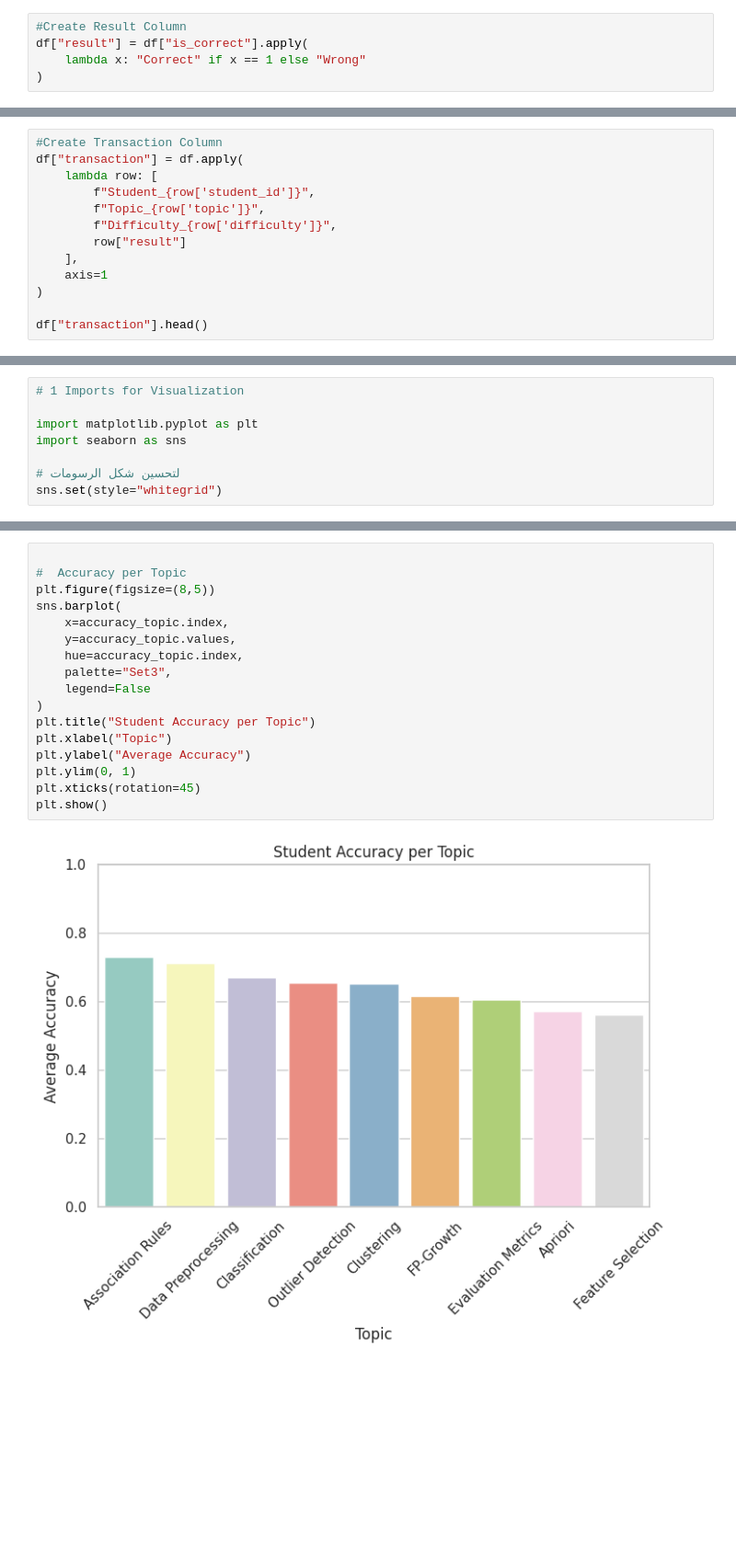
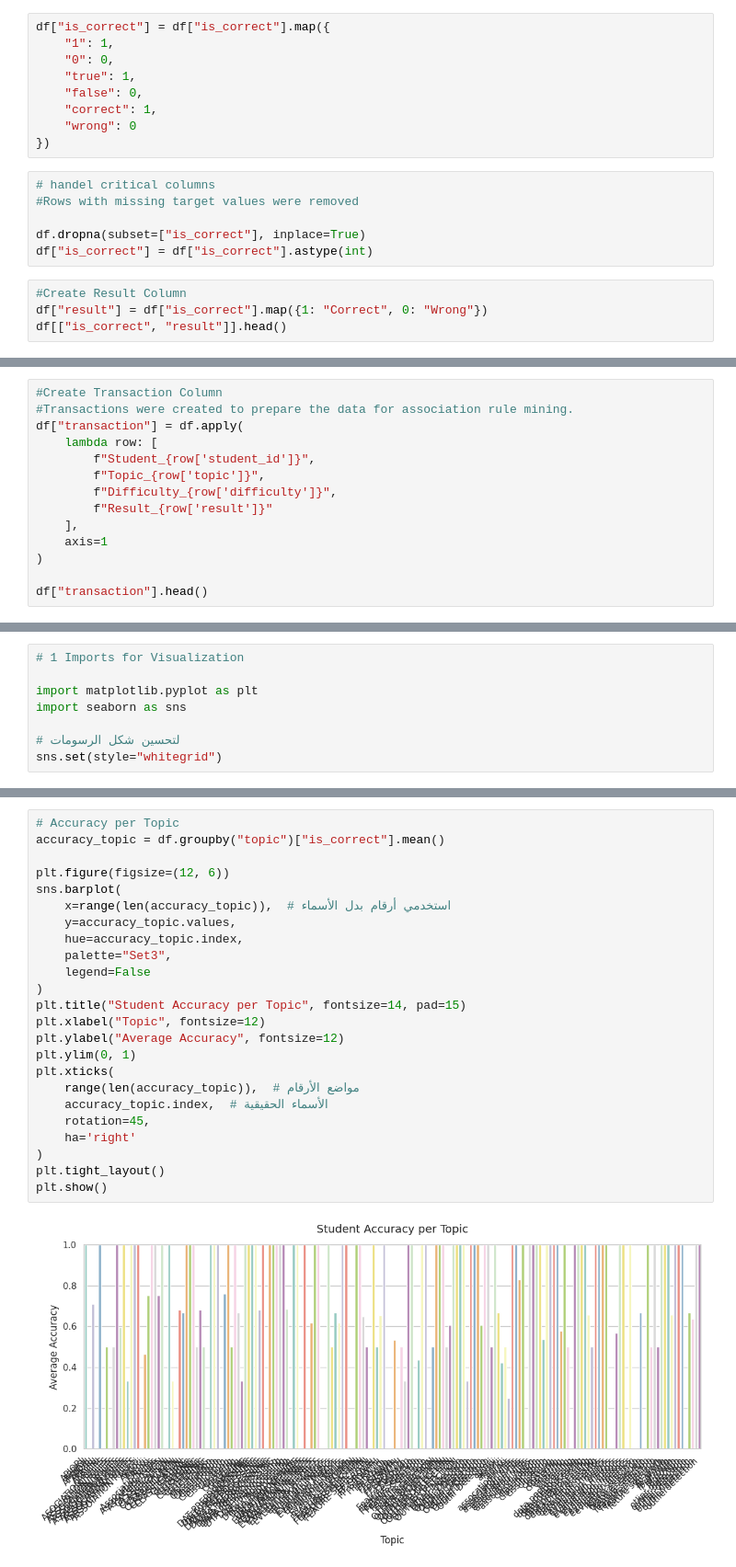
Before and after one commit to khloud-ibrahim/PersonalizedExam_app, a Jupyter notebook: Preprocessing_FP_Growth.ipynb, the cells around one changed output, grey strips where cells are left out. Shown at 92% size. Drawn from its saved outputs; the diff is of its cells as text; blank space fills up the shorter version.

```diff
--- a/Preprocessing_FP_Growth.ipynb
+++ b/Preprocessing_FP_Growth.ipynb
@@ -71,5 +157,19 @@ df.dropna(subset=["is_correct"], inplace=True)
+# %%
+df["is_correct"] = df["is_correct"].map({
+    "1": 1,
+    "0": 0,
+    "true": 1,
+    "false": 0,
+    "correct": 1,
+    "wrong": 0
+})
+# %%
+# handel critical columns
+#Rows with missing target values were removed
+
+df.dropna(subset=["is_correct"], inplace=True)
+df["is_correct"] = df["is_correct"].astype(int)
 # %%
 #Create Result Column
-df["result"] = df["is_correct"].apply(
-    lambda x: "Correct" if x == 1 else "Wrong"
-)
+df["result"] = df["is_correct"].map({1: "Correct", 0: "Wrong"})
+df[["is_correct", "result"]].head()
@@ -76,11 +183,12 @@ df["result"] = df["is_correct"].apply(
 # %%
 #Create Transaction Column
+#Transactions were created to prepare the data for association rule mining.
 df["transaction"] = df.apply(
     lambda row: [
         f"Student_{row['student_id']}",
         f"Topic_{row['topic']}",
         f"Difficulty_{row['difficulty']}",
-        row["result"]
+        f"Result_{row['result']}"
     ],
     axis=1
 )
@@ -158,22 +268,29 @@ plt.show()
 # %%
+# Accuracy per Topic
+accuracy_topic = df.groupby("topic")["is_correct"].mean()
 
-#  Accuracy per Topic
-plt.figure(figsize=(8,5))
+plt.figure(figsize=(12, 6))
 sns.barplot(
-    x=accuracy_topic.index,
+    x=range(len(accuracy_topic)),  # استخدمي أرقام بدل الأسماء
     y=accuracy_topic.values,
     hue=accuracy_topic.index,
     palette="Set3",
     legend=False
 )
-plt.title("Student Accuracy per Topic")
-plt.xlabel("Topic")
-plt.ylabel("Average Accuracy")
+plt.title("Student Accuracy per Topic", fontsize=14, pad=15)
+plt.xlabel("Topic", fontsize=12)
+plt.ylabel("Average Accuracy", fontsize=12)
 plt.ylim(0, 1)
-plt.xticks(rotation=45)
+plt.xticks(
+    range(len(accuracy_topic)),  # مواضع الأرقام
+    accuracy_topic.index,  # الأسماء الحقيقية
+    rotation=45,
+    ha='right'
+)
+plt.tight_layout()
 plt.show()
 # %% [output]
-[figure, old version]
+[figure, new version]
 # %%
 plt.figure()
 df.boxplot(column="time_spent", by="difficulty")
```
Also changed, not shown: parts of 29 cells of this notebook.
